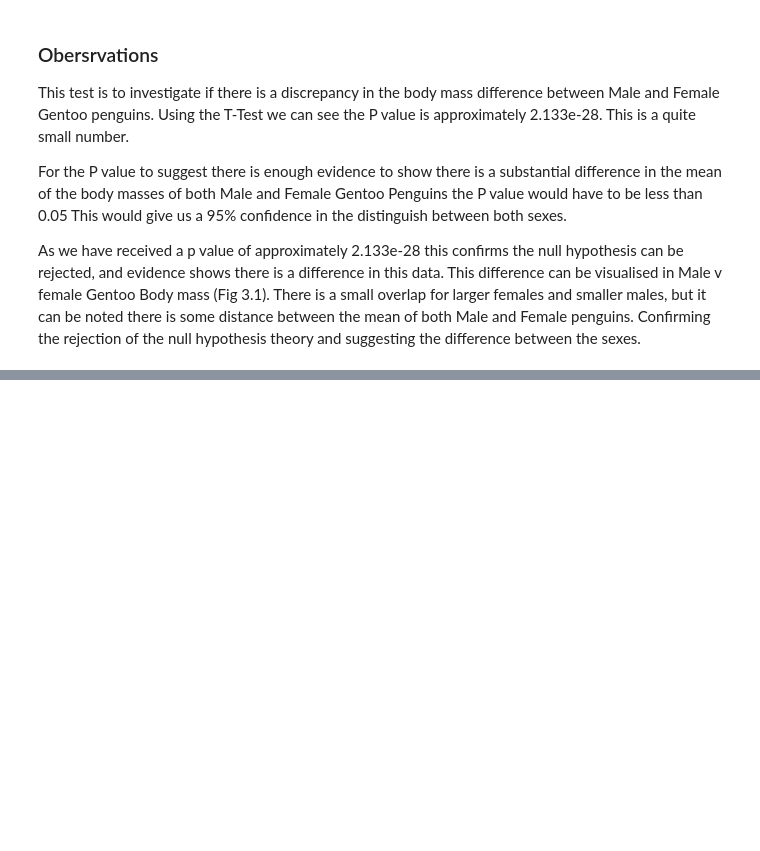
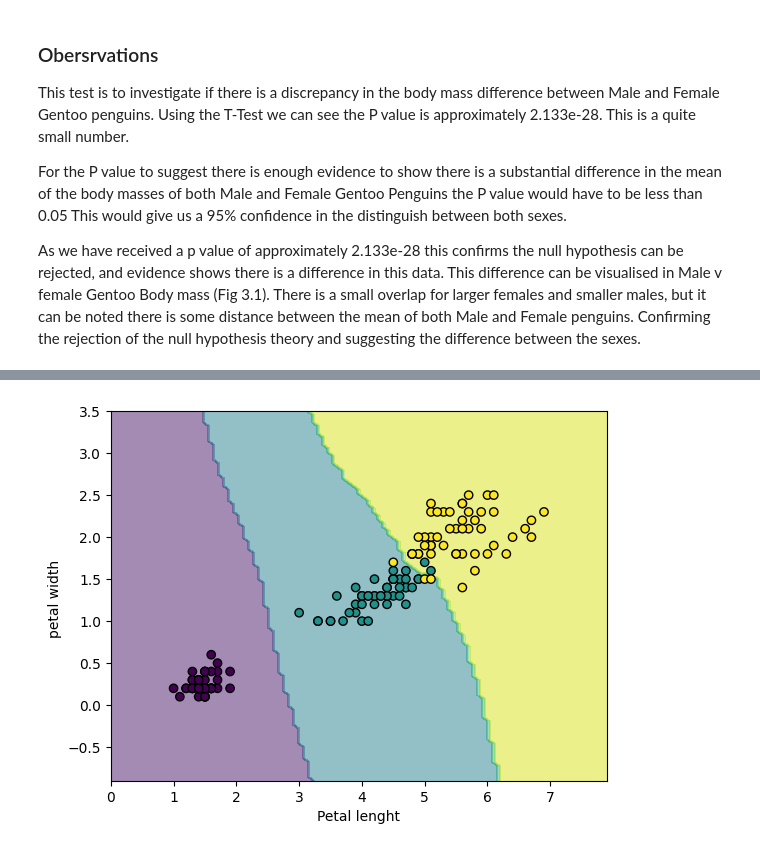
Before and after one commit to RochejamieGMIT/MachineLearning, a Jupyter notebook: tasks.ipynb, the cells around one changed output, grey strips where cells are left out. Saved outputs shown, nothing was run; the diff lists cells and outputs as text; code cells hidden in the pictures; blank space fills up the shorter version.

```diff
--- a/tasks.ipynb
+++ b/tasks.ipynb
@@ -291,0 +385,8 @@ There is a small overlap for larger females and smaller males, but it can be not
+# %%
+X2_train,X2_test,y2_train,y2_test = train_test_split(X2,Y) # 23
+
+clf.fit(X2_train,y2_train)
+
+res2 = clf.predict(X2_test) == y2_test
+
+res2
@@ -291,0 +411,11 @@ There is a small overlap for larger females and smaller males, but it can be not
+# %%
+# https://scikit-learn.org/stable/modules/generated/sklearn.inspection.DecisionBoundaryDisplay.html
+disp = DecisionBoundaryDisplay.from_estimator(
+    clf, X2, response_method="predict",
+    xlabel="Petal lenght", ylabel="petal width ",
+    alpha=0.5,
+)
+disp.ax_.scatter(X2['petal_length'], X2['petal_width'], c=Y.astype('category').cat.codes, edgecolor="k")
+plt.show()
+# %% [output]
+[figure, added]
```
Also changed, not shown: parts of 11 cells of this notebook, 1 other file.
